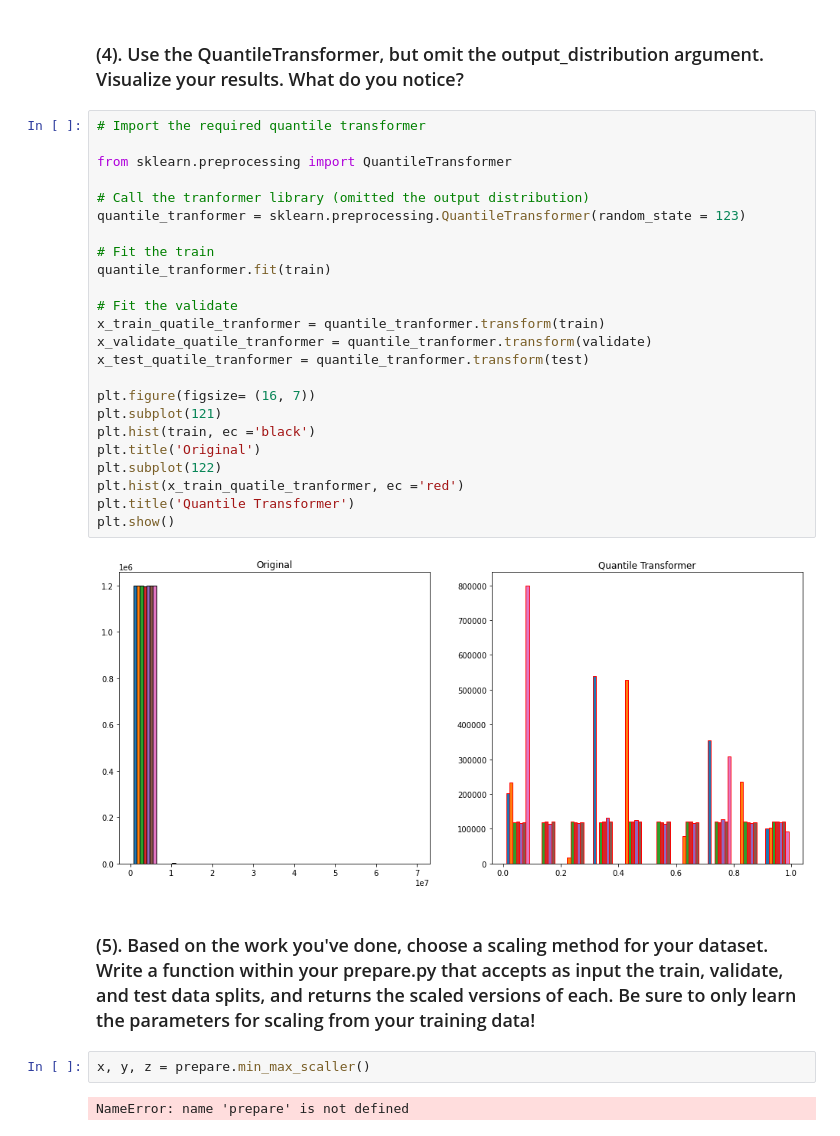
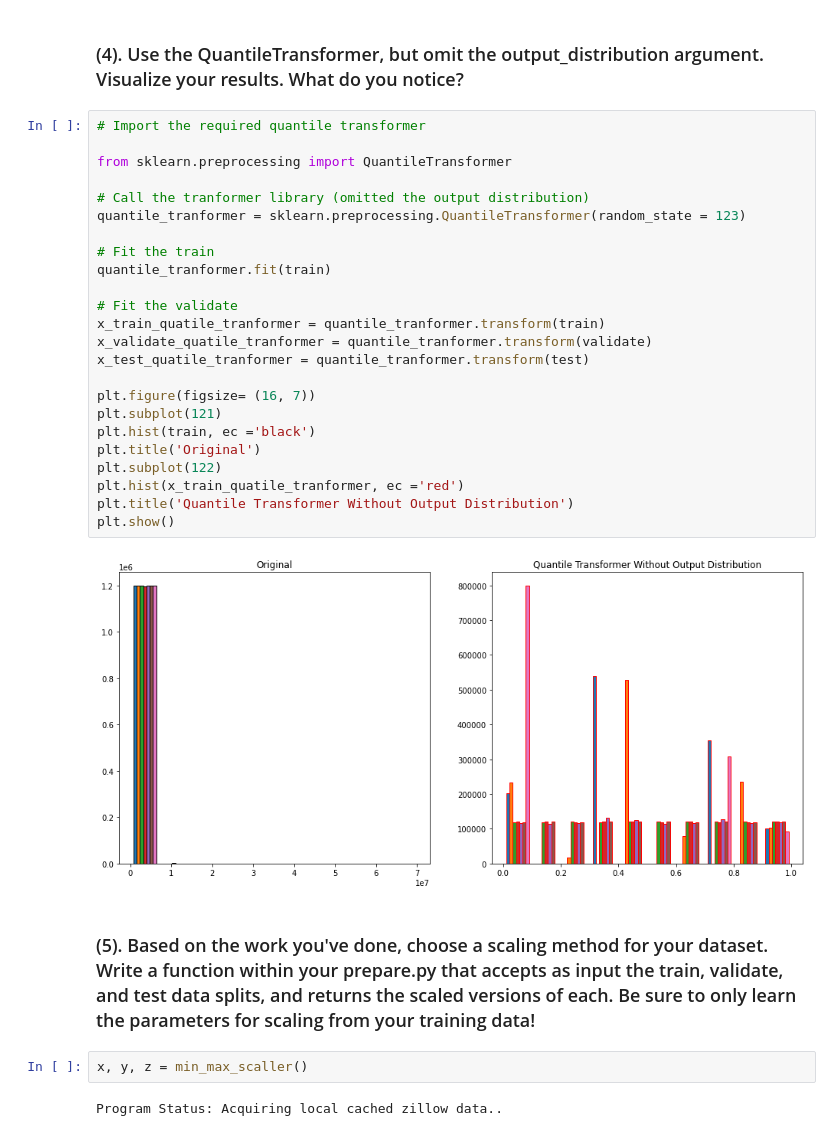
Before and after one commit to stephenkipkurui/regression-exercises, a Jupyter notebook: scaling.ipynb, the cells around one changed output. Cells and saved outputs as stored; diff of their text form.

```diff
--- a/scaling.ipynb
+++ b/scaling.ipynb
@@ -274,32 +275,32 @@ plt.show()
 # %%
 # Import the required quantile transformer
 
 from sklearn.preprocessing import QuantileTransformer
 
 # Call the tranformer library (omitted the output distribution)
 quantile_tranformer = sklearn.preprocessing.QuantileTransformer(random_state = 123)
 
 # Fit the train
 quantile_tranformer.fit(train)
 
 # Fit the validate
 x_train_quatile_tranformer = quantile_tranformer.transform(train)
 x_validate_quatile_tranformer = quantile_tranformer.transform(validate)
 x_test_quatile_tranformer = quantile_tranformer.transform(test)
 
 plt.figure(figsize= (16, 7))
 plt.subplot(121)
 plt.hist(train, ec ='black')
 plt.title('Original')
 plt.subplot(122)
 plt.hist(x_train_quatile_tranformer, ec ='red')
-plt.title('Quantile Transformer')
+plt.title('Quantile Transformer Without Output Distribution')
 plt.show()
 # %% [output]
-[figure, old version]
+[figure, new version]
 # %% [markdown]
 ### (5). Based on the work you've done, choose a scaling method for your dataset. Write a function within your prepare.py that accepts as input the train, validate, and test data splits, and returns the scaled versions of each. Be sure to only learn the parameters for scaling from your training data!
 # %%
-x, y, z = prepare.min_max_scaller()
+x, y, z = min_max_scaller()
 # %% [output]
-NameError: name 'prepare' is not defined
+Program Status: Acquiring local cached zillow data..
```
Also changed, not shown: parts of 1 cell of this notebook.
